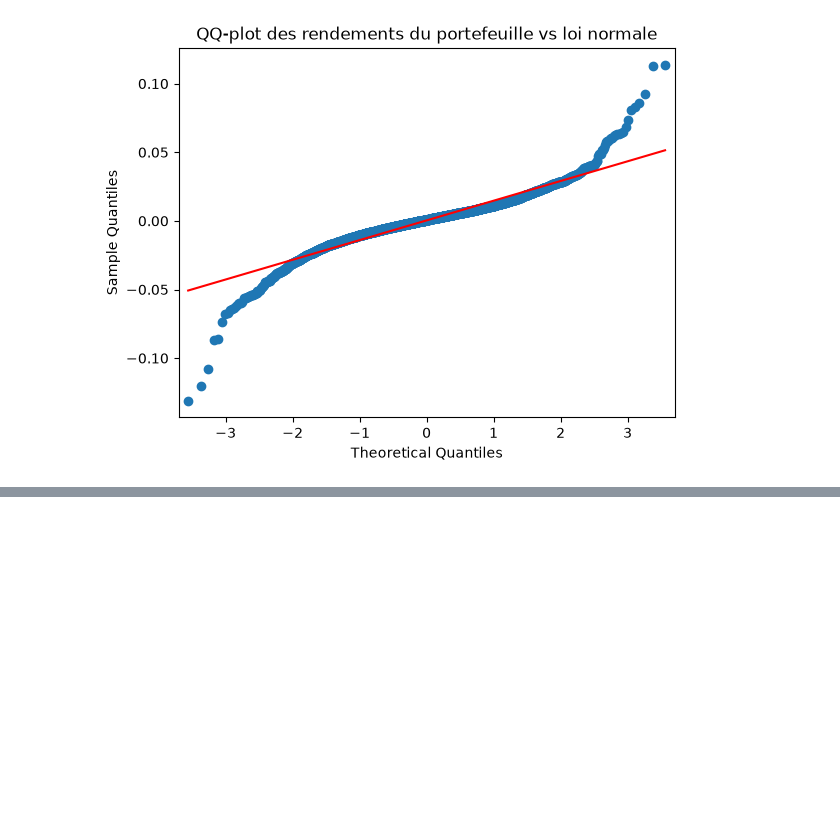
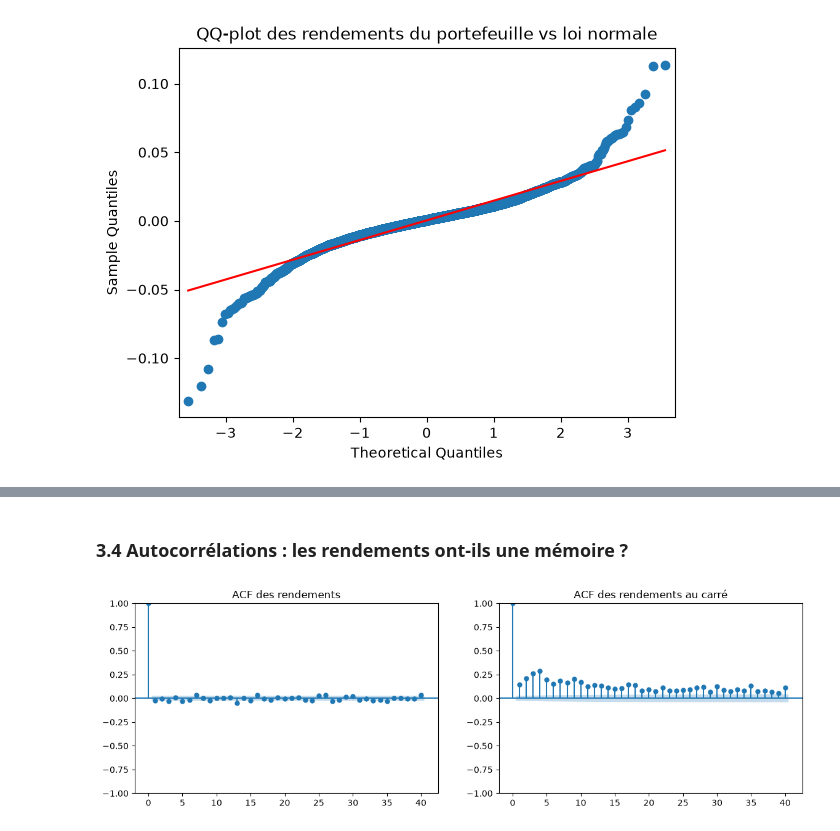
Before and after one commit to kavinthanrasenthiram/Market-Risk, a Jupyter notebook: notebooks/01_donnees.ipynb, the cells around one changed output, grey strips where cells are left out. Saved outputs shown, nothing was run; the diff lists cells and outputs as text; code cells hidden in the pictures; blank space fills up the shorter version.

```diff
--- a/notebooks/01_donnees.ipynb
+++ b/notebooks/01_donnees.ipynb
@@ -169,0 +185,17 @@ plt.show()
+# %% [markdown]
+### 3.4 Autocorrélations : les rendements ont-ils une mémoire ?
+# %%
+from statsmodels.graphics.tsaplots import plot_acf
+
+fig, axes = plt.subplots(1, 2, figsize=(14, 4))
+
+plot_acf(port_returns, lags=40, ax=axes[0])
+axes[0].set_title("ACF des rendements")
+
+plot_acf(port_returns**2, lags=40, ax=axes[1])
+axes[1].set_title("ACF des rendements au carré")
+
+plt.savefig("../figures/acf.png", dpi=150, bbox_inches="tight")
+plt.show()
+# %% [output]
+[figure, added]
```
Also changed, not shown: parts of 6 cells of this notebook, 2 other files.
